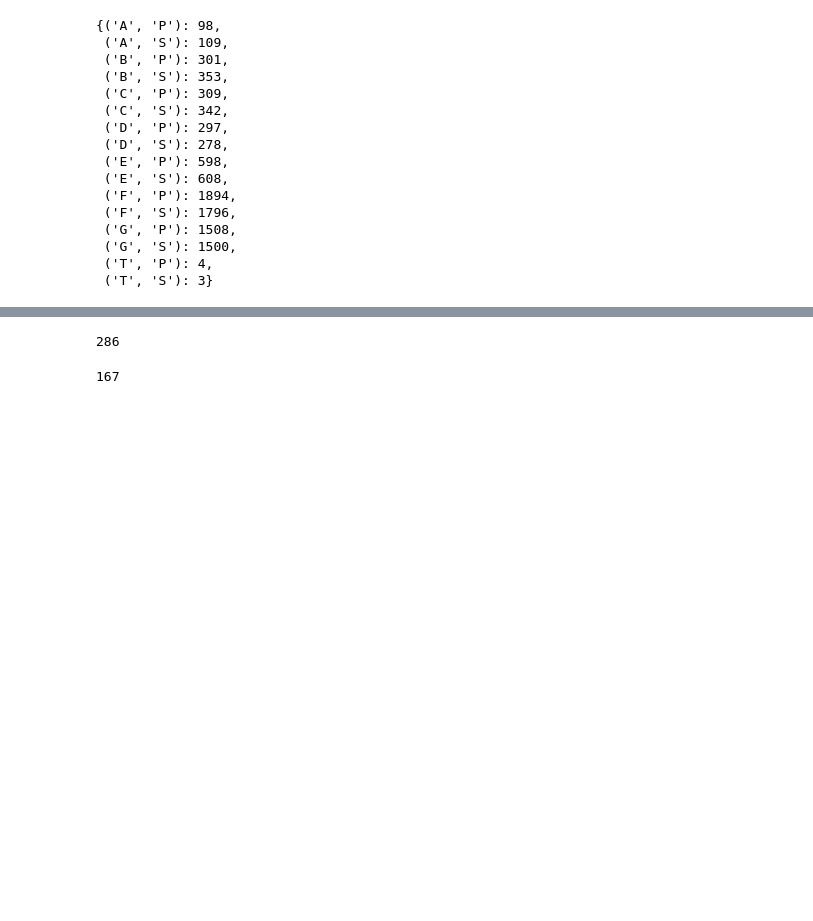
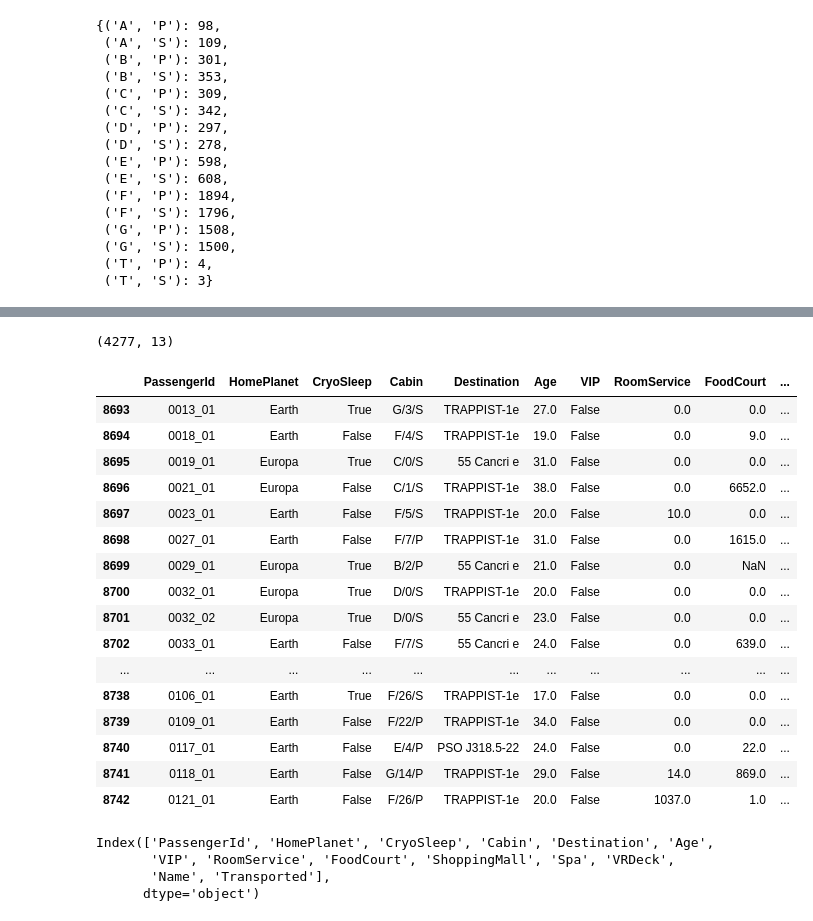
Before and after one commit to ZhangLockerberg/Kaggle, a Jupyter notebook: Untitled1.ipynb, the cells around one changed output, grey strips where cells are left out. Drawn from its saved outputs; the diff is of its cells as text; code cells hidden in the pictures; blank space fills up the shorter version.

```diff
--- a/Untitled1.ipynb
+++ b/Untitled1.ipynb
@@ -35,14 +24,0 @@ a = t.Cabin
-# %%
-counter = 0
-empty = 2
-empty_index_list = []
-non_empty_index_list = []
-for i in range(1, len(a)-1):
-    if str(a[i]) == 'nan':
-        empty += 1
-        empty_index_list.append(i)
-    else:
-        non_empty_index_list.append(i)
-    if (str(a[i]) == 'nan') & (str(a[i-1]) == 'nan') & (str(a[i+1]) == 'nan'):
-        counter += 1
-print('Empty: {}\nNeigbouring: {}'.format(empty, counter))
@@ -181,8 +174,33 @@ group = processAlgorithm(t_change)
-# %%
-len(group)
-# %% [output]
-286
-# %%
-len(set(group))
-# %% [output]
-167
+# %%
+train_data, test_data = fit_generator(data, test)
+# %%
+test_data.shape
+# %% [output]
+(4277, 13)
+# %%
+test_data[0:50]
+# %% [output]
+|  | PassengerId | HomePlanet | CryoSleep | Cabin | Destination | Age | VIP | RoomService | FoodCourt | ... |
+| 8693 | 0013_01 | Earth | True | G/3/S | TRAPPIST-1e | 27.0 | False | 0.0 | 0.0 | ... |
+| 8694 | 0018_01 | Earth | False | F/4/S | TRAPPIST-1e | 19.0 | False | 0.0 | 9.0 | ... |
+| 8695 | 0019_01 | Europa | True | C/0/S | 55 Cancri e | 31.0 | False | 0.0 | 0.0 | ... |
+| 8696 | 0021_01 | Europa | False | C/1/S | TRAPPIST-1e | 38.0 | False | 0.0 | 6652.0 | ... |
+| 8697 | 0023_01 | Earth | False | F/5/S | TRAPPIST-1e | 20.0 | False | 10.0 | 0.0 | ... |
+| 8698 | 0027_01 | Earth | False | F/7/P | TRAPPIST-1e | 31.0 | False | 0.0 | 1615.0 | ... |
+| 8699 | 0029_01 | Europa | True | B/2/P | 55 Cancri e | 21.0 | False | 0.0 | NaN | ... |
+| 8700 | 0032_01 | Europa | True | D/0/S | TRAPPIST-1e | 20.0 | False | 0.0 | 0.0 | ... |
+| 8701 | 0032_02 | Europa | True | D/0/S | 55 Cancri e | 23.0 | False | 0.0 | 0.0 | ... |
+| 8702 | 0033_01 | Earth | False | F/7/S | 55 Cancri e | 24.0 | False | 0.0 | 639.0 | ... |
+| ... | ... | ... | ... | ... | ... | ... | ... | ... | ... | ... |
+| 8738 | 0106_01 | Earth | True | F/26/S | TRAPPIST-1e | 17.0 | False | 0.0 | 0.0 | ... |
+| 8739 | 0109_01 | Earth | False | F/22/P | TRAPPIST-1e | 34.0 | False | 0.0 | 0.0 | ... |
+| 8740 | 0117_01 | Earth | False | E/4/P | PSO J318.5-22 | 24.0 | False | 0.0 | 22.0 | ... |
+| 8741 | 0118_01 | Earth | False | G/14/P | TRAPPIST-1e | 29.0 | False | 14.0 | 869.0 | ... |
+| 8742 | 0121_01 | Earth | False | F/26/P | TRAPPIST-1e | 20.0 | False | 1037.0 | 1.0 | ... |
+# %%
+data.columns
+# %% [output]
+Index(['PassengerId', 'HomePlanet', 'CryoSleep', 'Cabin', 'Destination', 'Age',
+       'VIP', 'RoomService', 'FoodCourt', 'ShoppingMall', 'Spa', 'VRDeck',
+       'Name', 'Transported'],
+      dtype='object')
```
Also changed, not shown: parts of 17 cells of this notebook, 35 other files.
